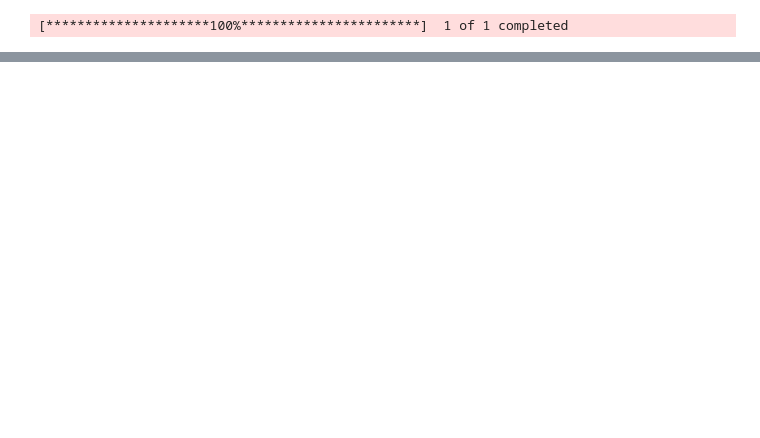
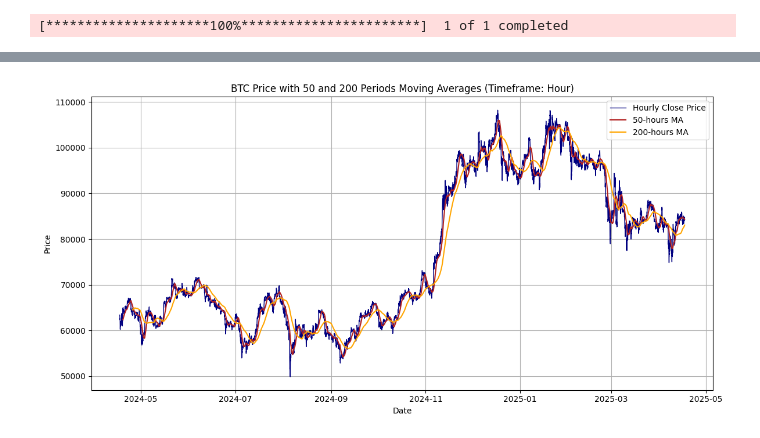
Before and after one commit to dgalassi99/quant-lab, a Jupyter notebook: 01_foundations/W1_ohlcv_data.ipynb, the cells around one changed output, grey strips where cells are left out. Saved outputs shown, nothing was run; the diff lists cells and outputs as text; code cells hidden in the pictures; blank space fills up the shorter version.

```diff
--- a/01_foundations/W1_ohlcv_data.ipynb
+++ b/01_foundations/W1_ohlcv_data.ipynb
@@ -216,0 +180,2 @@ ValueError: Cannot set a DataFrame with multiple columns to the single column 50
+# %%
+btc.dropna(inplace=True)
@@ -216,0 +211,15 @@ ValueError: Cannot set a DataFrame with multiple columns to the single column 50
+# %%
+plt.figure(figsize=(12, 6))
+plt.plot(btc.index, btc['Close'], label='Hourly Close Price', color='navy', linewidth=1,linestyle='-')
+plt.plot(btc.index, btc['50ma'], label='50-hours MA', color='firebrick', linewidth=1.5)
+plt.plot(btc.index, btc['200ma'], label='200-hours MA', color='orange', linewidth=1.5)
+
+plt.title('BTC Price with 50 and 200 Periods Moving Averages (Timeframe: Hour)')
+plt.xlabel('Date')
+plt.ylabel('Price')
+plt.legend()
+plt.grid(True)
+plt.tight_layout()
+plt.show()
+# %% [output]
+[figure, added]
```
Also changed, not shown: parts of 11 cells of this notebook.
